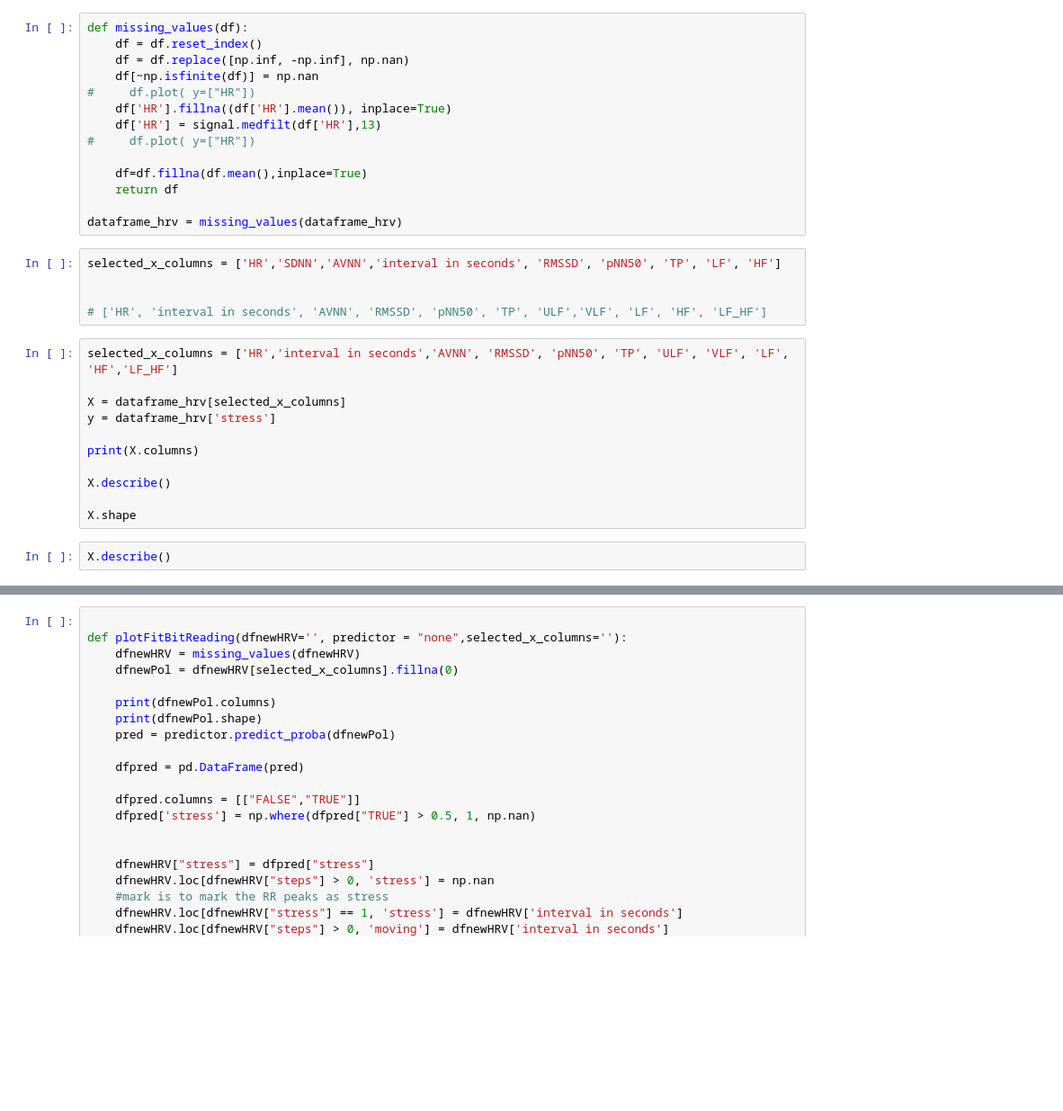
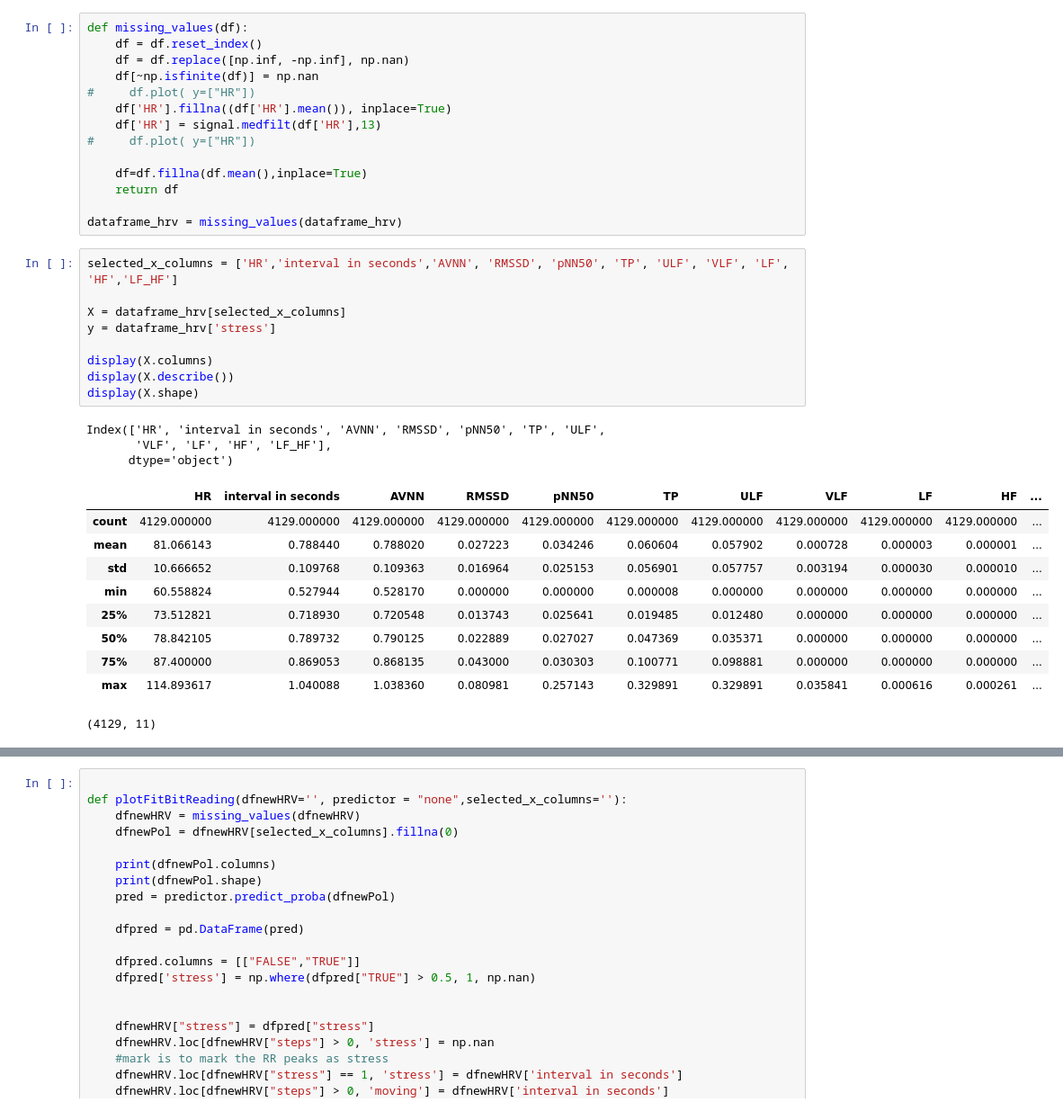
Before and after one commit to chriotte/wearable_stress_classification, a Jupyter notebook: auto_ml_stress_simplified_notebook.ipynb, the cells around one changed output, grey strips where cells are left out. Shown: that part at 90% size. Saved outputs shown, nothing was run; the diff lists cells and outputs as text; blank space fills up the shorter version.

```diff
--- a/auto_ml_stress_simplified_notebook.ipynb
+++ b/auto_ml_stress_simplified_notebook.ipynb
@@ -49,23 +73,28 @@ def missing_values(df):
 
 dataframe_hrv = missing_values(dataframe_hrv)
 # %%
-selected_x_columns = ['HR','SDNN','AVNN','interval in seconds', 'RMSSD', 'pNN50', 'TP', 'LF', 'HF']
+selected_x_columns = ['HR','interval in seconds','AVNN', 'RMSSD', 'pNN50', 'TP', 'ULF', 'VLF', 'LF', 'HF','LF_HF']
 
+X = dataframe_hrv[selected_x_columns]
+y = dataframe_hrv['stress']
 
-# ['HR', 'interval in seconds', 'AVNN', 'RMSSD', 'pNN50', 'TP', 'ULF','VLF', 'LF', 'HF', 'LF_HF']
+display(X.columns)
+display(X.describe())
+display(X.shape)
+# %% [output]
+Index(['HR', 'interval in seconds', 'AVNN', 'RMSSD', 'pNN50', 'TP', 'ULF',
+       'VLF', 'LF', 'HF', 'LF_HF'],
+      dtype='object')
+|  | HR | interval in seconds | AVNN | RMSSD | pNN50 | TP | ULF | VLF | LF | HF | ... |
+| count | 4129.000000 | 4129.000000 | 4129.000000 | 4129.000000 | 4129.000000 | 4129.000000 | 4129.000000 | 4129.000000 | 4129.000000 | 4129.000000 | ... |
+| mean | 81.066143 | 0.788440 | 0.788020 | 0.027223 | 0.034246 | 0.060604 | 0.057902 | 0.000728 | 0.000003 | 0.000001 | ... |
+| std | 10.666652 | 0.109768 | 0.109363 | 0.016964 | 0.025153 | 0.056901 | 0.057757 | 0.003194 | 0.000030 | 0.000010 | ... |
+| min | 60.558824 | 0.527944 | 0.528170 | 0.000000 | 0.000000 | 0.000008 | 0.000000 | 0.000000 | 0.000000 | 0.000000 | ... |
+| 25% | 73.512821 | 0.718930 | 0.720548 | 0.013743 | 0.025641 | 0.019485 | 0.012480 | 0.000000 | 0.000000 | 0.000000 | ... |
+| 50% | 78.842105 | 0.789732 | 0.790125 | 0.022889 | 0.027027 | 0.047369 | 0.035371 | 0.000000 | 0.000000 | 0.000000 | ... |
+| 75% | 87.400000 | 0.869053 | 0.868135 | 0.043000 | 0.030303 | 0.100771 | 0.098881 | 0.000000 | 0.000000 | 0.000000 | ... |
+| max | 114.893617 | 1.040088 | 1.038360 | 0.080981 | 0.257143 | 0.329891 | 0.329891 | 0.035841 | 0.000616 | 0.000261 | ... |
+(4129, 11)
-# %%
-selected_x_columns = ['HR','interval in seconds','AVNN', 'RMSSD', 'pNN50', 'TP', 'ULF', 'VLF', 'LF', 'HF','LF_HF']
-
-X = dataframe_hrv[selected_x_columns]
-y = dataframe_hrv['stress']
-
-print(X.columns)
-
-X.describe()
-
-X.shape
-# %%
-X.describe()
 # %%
 def do_tpot(generations=5, population_size=10,X='',y=''):
 
```
Also changed, not shown: parts of 6 cells of this notebook, 1 other file.
